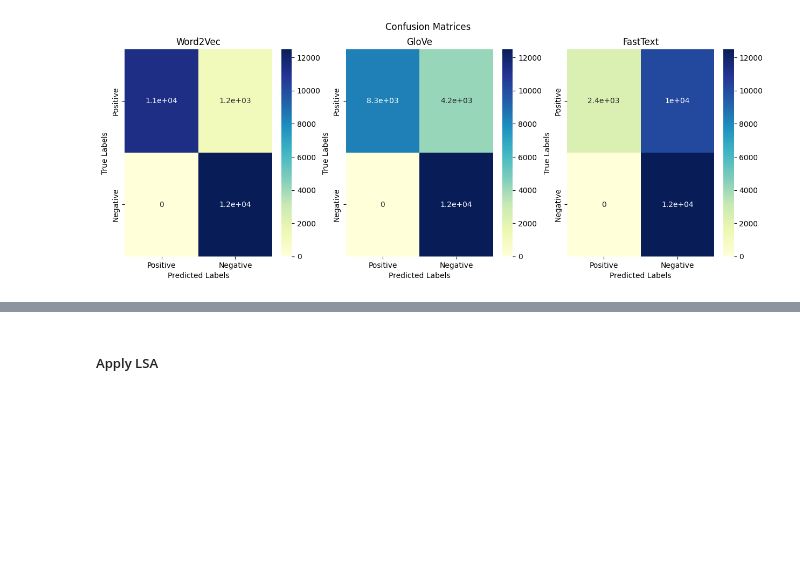
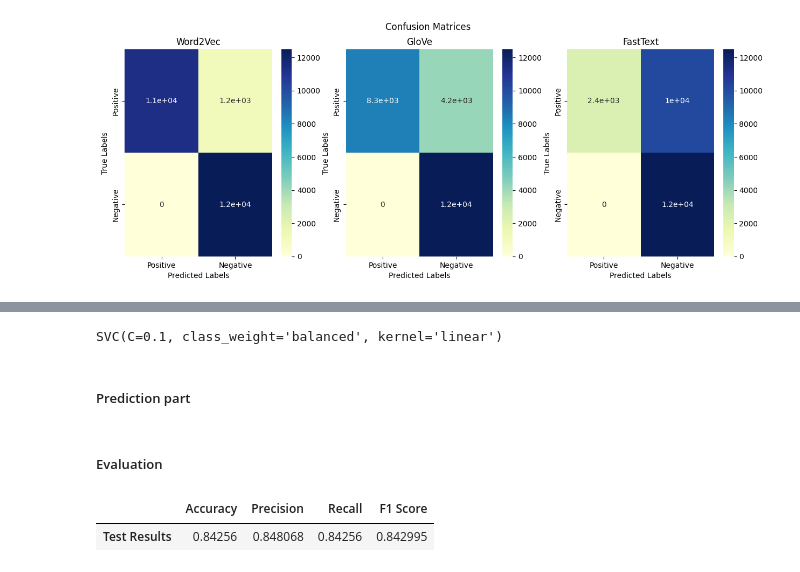
Before and after one commit to yazdanzv/Comprehensive_Comparison_on_Text_Classification, a Jupyter notebook: main.ipynb, the cells around one changed output, grey strips where cells are left out. Saved outputs shown, nothing was run; the diff lists cells and outputs as text; code cells hidden in the pictures; blank space fills up the shorter version.

```diff
--- a/main.ipynb
+++ b/main.ipynb
@@ -453,0 +313,10 @@ plt.show()
+# %%
+# Model
+lsa_model = TruncatedSVD(n_components=100)
+
+# Transform embeddings
+# Train vectors
+lsa_embeddings_train = lsa_model.fit_transform(X_train_vecs)
+
+# Test vectors
+lsa_embeddings_test = lsa_model.transform(X_test_vecs)
@@ -454,2 +326,15 @@ plt.show()
+# %%
+# Instantiate SVM Classifier
+svm_lsa = SVC(C=0.1, kernel='linear', class_weight='balanced')
+
+# Training section
+svm_lsa.fit(lsa_embeddings_train, y_train)
+# %% [output]
+SVC(C=0.1, class_weight='balanced', kernel='linear')
+# %% [markdown]
+<h5>Prediction part</h5>
+# %%
+# Test data evaluation
+lsa_prediction_test = svm_lsa.predict(lsa_embeddings_test)
 # %% [markdown]
-<h5>Apply LSA</h5>
+<h5>Evaluation</h5>
@@ -466,0 +341,13 @@ lsa_embeddings_word2vec_test = lsa_word2vec.tra
+# %%
+# Evaluation metrics
+# Test data
+acc_svm_lsa = accuracy_score(lsa_prediction_test,  y_test)
+prec_svm_lsa = precision_score(lsa_prediction_test, y_test, average='weighted')
+rec_svm_lsa = recall_score(lsa_prediction_test, y_test, average='weighted')
+f1_svm_lsa = f1_score(lsa_prediction_test, y_test, average='weighted')
+conf_mat_svm_lsa = confusion_matrix(lsa_prediction_test, y_test)
+# %%
+pd.DataFrame({'Accuracy': [acc_svm_lsa], 'Precision': [prec_svm_lsa], 'Recall': [rec_svm_lsa], 'F1 Score': [f1_svm_lsa]}, index=['Test Results'])
+# %% [output]
+|  | Accuracy | Precision | Recall | F1 Score |
+| Test Results | 0.84256 | 0.848068 | 0.84256 | 0.842995 |
```
Also changed, not shown: parts of 6 cells of this notebook.
